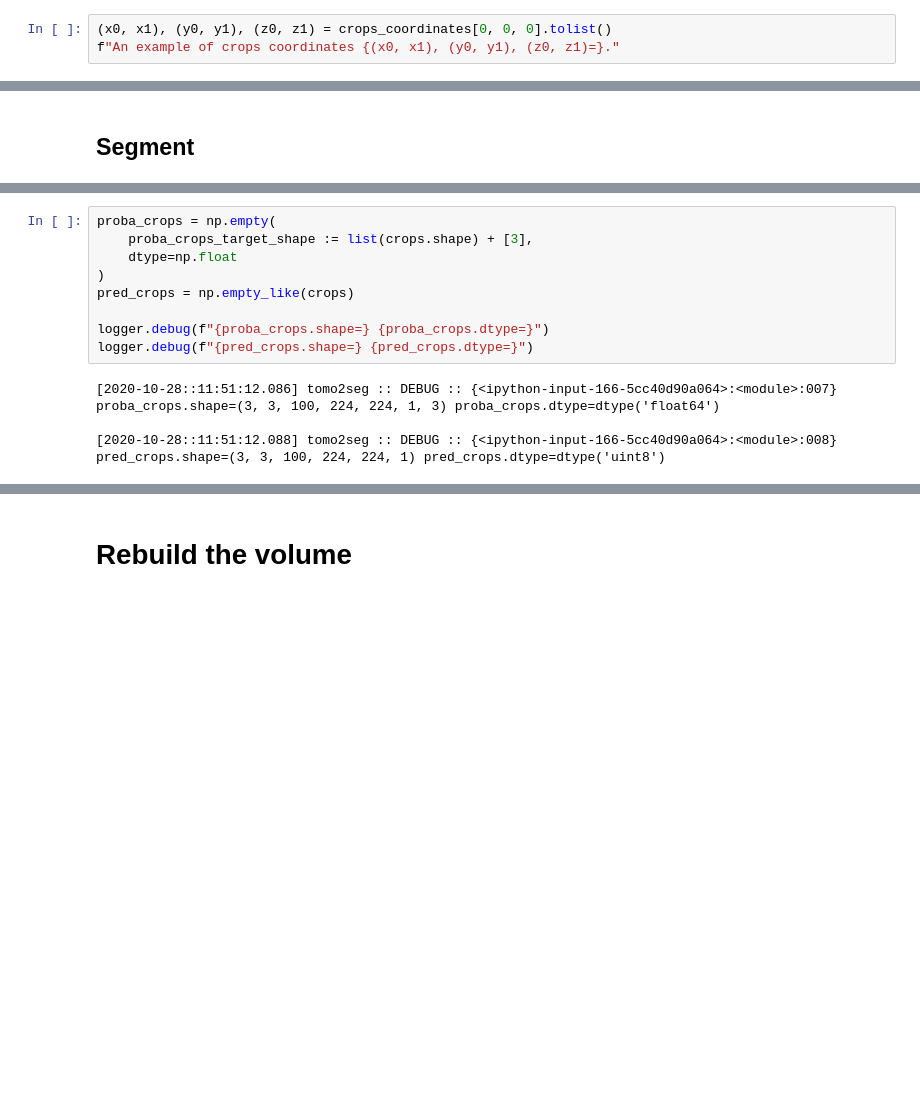
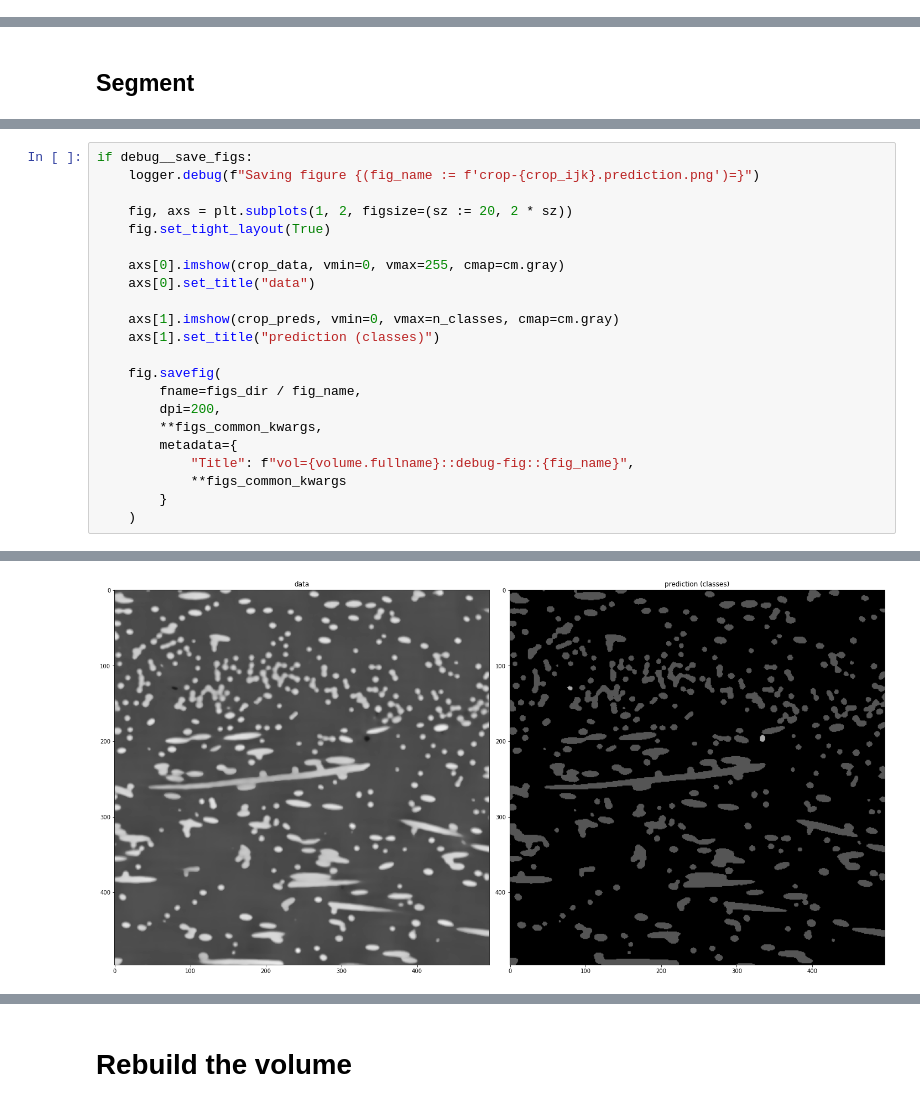
Before and after one commit to jpcbertoldo/tomo2seg, a Jupyter notebook: nbs/process-3d-crops-entire-2d-slice.ipynb, the cells around one changed output, grey strips where cells are left out. Saved outputs shown, nothing was run; the diff lists cells and outputs as text; blank space fills up the shorter version.

```diff
--- a/nbs/process-3d-crops-entire-2d-slice.ipynb
+++ b/nbs/process-3d-crops-entire-2d-slice.ipynb
@@ -300,3 +395,0 @@ Changing z coordinate z0=2. Creating new fig.
-# %%
-(x0, x1), (y0, y1), (z0, z1) = crops_coordinates[0, 0, 0].tolist()
-f"An example of crops coordinates {(x0, x1), (y0, y1), (z0, z1)=}."
@@ -430,15 +521,23 @@ crop_probas.shape=(224, 224, 1, 3) :: (224, 224, 1)
-# %%
-proba_crops = np.empty(
-    proba_crops_target_shape := list(crops.shape) + [3],
-    dtype=np.float
-)
-pred_crops = np.empty_like(crops)
-
-logger.debug(f"{proba_crops.shape=} {proba_crops.dtype=}")
-logger.debug(f"{pred_crops.shape=} {pred_crops.dtype=}")
-# %% [output]
-[2020-10-28::11:51:12.086] tomo2seg :: DEBUG :: {<ipython-input-166-5cc40d90a064>:<module>:007}
-proba_crops.shape=(3, 3, 100, 224, 224, 1, 3) proba_crops.dtype=dtype('float64')
-
-[2020-10-28::11:51:12.088] tomo2seg :: DEBUG :: {<ipython-input-166-5cc40d90a064>:<module>:008}
-pred_crops.shape=(3, 3, 100, 224, 224, 1) pred_crops.dtype=dtype('uint8')
+# %%
+if debug__save_figs:
+    logger.debug(f"Saving figure {(fig_name := f'crop-{crop_ijk}.prediction.png')=}")
+
+    fig, axs = plt.subplots(1, 2, figsize=(sz := 20, 2 * sz))
+    fig.set_tight_layout(True)
+
+    axs[0].imshow(crop_data, vmin=0, vmax=255, cmap=cm.gray)
+    axs[0].set_title("data")
+
+    axs[1].imshow(crop_preds, vmin=0, vmax=n_classes, cmap=cm.gray)
+    axs[1].set_title("prediction (classes)")
+
+    fig.savefig(
+        fname=figs_dir / fig_name,
+        dpi=200,
+        **figs_common_kwargs,
+        metadata={
+            "Title": f"vol={volume.fullname}::debug-fig::{fig_name}",
+            **figs_common_kwargs
+        }
+    )
+# %% [output]
@@ -445 +546,2 @@ pred_crops.shape=(3, 3, 100, 224, 224, 1) pred_crops.dtype=dtype('uint8')
+[figure, added]
 # %%
```
Also changed, not shown: parts of 54 cells of this notebook, 6 other files.
